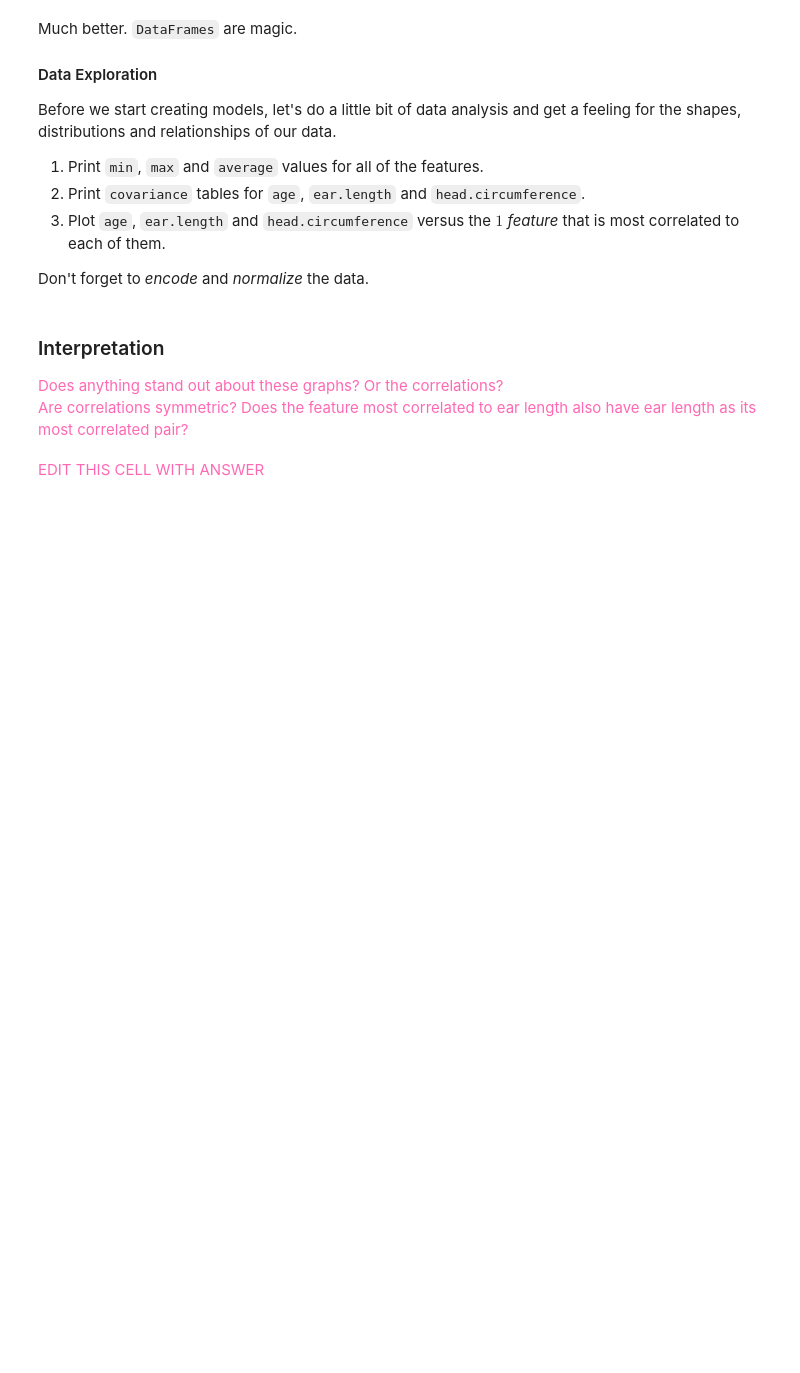
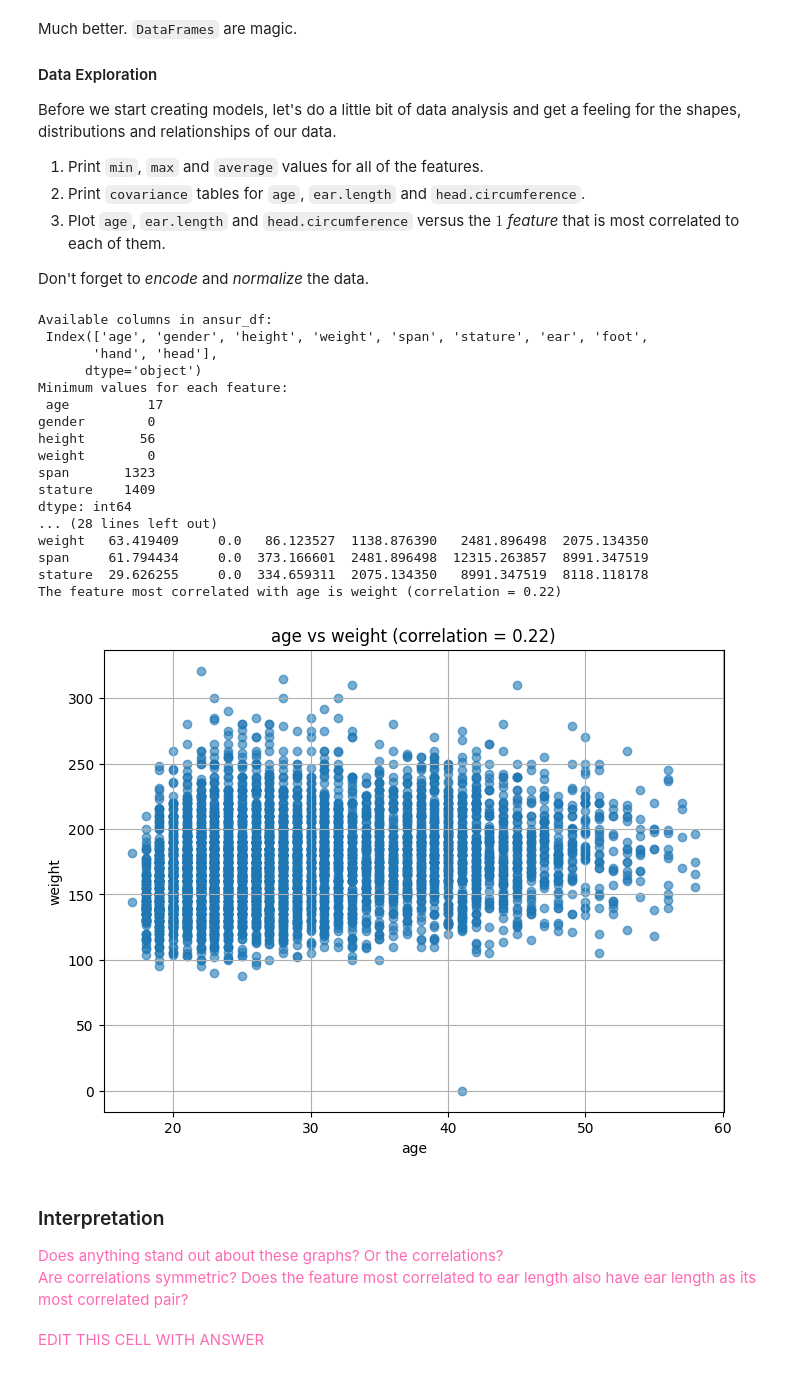
Before and after one commit to yiwang24idmmachinelearning/HW08, a Jupyter notebook: HW08.ipynb, the cells around one changed output. Saved outputs shown, nothing was run; the diff lists cells and outputs as text; code cells hidden in the pictures; blank space fills up the shorter version.

```diff
--- a/HW08.ipynb
+++ b/HW08.ipynb
@@ -88,3 +130,72 @@ Don't forget to *encode* and *normalize* the data.
+# %%
+# Work on Data Exploration here
+print("Available columns in ansur_df:\n", ansur_df.columns)
+### Encode non-numerical features
+
+# encode F as 1, M as 0
+ansur_df['gender'] = ansur_df['gender'].apply(lambda x: 1 if x == 'F' else 0)
+
+## 1. Print min, max, avg
+numeric_df = ansur_df.select_dtypes(include=['float64', 'int64'])
+
+min_features = numeric_df.min()
+max_features = numeric_df.max()
+avg_features = numeric_df.mean()
+
+print("Minimum values for each feature:\n", min_features)
+print("Maximum values for each feature:\n", max_features)
+print("Average values for each feature:\n", avg_features)
+
+### Normalize all data
+normalized_df = (numeric_df - min_features) / (max_features - min_features)
+print("Normalized data:\n", normalized_df.head())
+
+## 2. Print Covariances
+cov_matrix = numeric_df.cov()
+print("Covariance matrix:\n", cov_matrix)
+
+## 3. Plot features most correlated to age, ear length and head circumference
+features_of_interest = ['age', 'ear.length', 'head.circumference']
+features_of_interest = [feature for feature in features_of_interest if feature in numeric_df.columns]
+
+correlation_matrix = numeric_df.corr()
+
+# Check and plot correlations for each feature of interest
+for feature in features_of_interest:
+    most_correlated_feature = correlation_matrix[feature].drop(feature).idxmax()
+    correlation_value = correlation_matrix[feature][most_correlated_feature]
+
+    print(f"The feature most correlated with {feature} is {most_correlated_feature} (correlation = {correlation_value:.2f})")
+
+    # Plot the scatter plot of feature vs its most correlated feature
+    plt.figure(figsize=(8, 6))
+    plt.scatter(numeric_df[feature], numeric_df[most_correlated_feature], alpha=0.6)
+    plt.title(f"{feature} vs {most_correlated_feature} (correlation = {correlation_value:.2f})")
+    plt.xlabel(feature)
+    plt.ylabel(most_correlated_feature)
+    plt.grid(True)
+    plt.show()
+# else:
+#     print(f"Feature '{feature}' not found in data columns.")
+# %% [output]
+Available columns in ansur_df:
+ Index(['age', 'gender', 'height', 'weight', 'span', 'stature', 'ear', 'foot',
+       'hand', 'head'],
+      dtype='object')
+Minimum values for each feature:
+ age          17
+gender        0
+height       56
+weight        0
+span       1323
+stature    1409
+dtype: int64
+... (28 lines left out)
+weight   63.419409     0.0   86.123527  1138.876390   2481.896498  2075.134350
+span     61.794434     0.0  373.166601  2481.896498  12315.263857  8991.347519
+stature  29.626255     0.0  334.659311  2075.134350   8991.347519  8118.118178
+The feature most correlated with age is weight (correlation = 0.22)
+[figure, added]
 # %% [markdown]
 ### Interpretation
 
```
Also changed, not shown: parts of 5 cells of this notebook.
